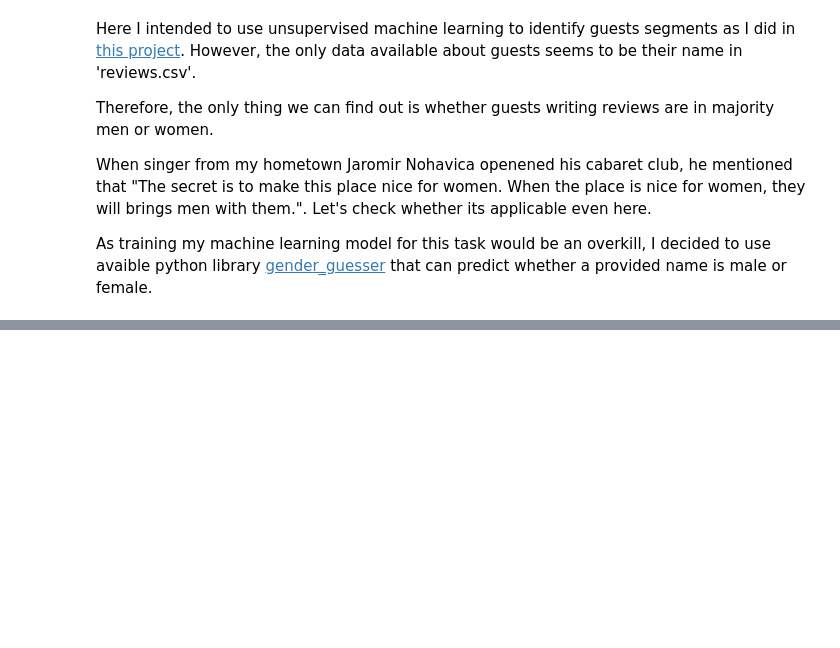
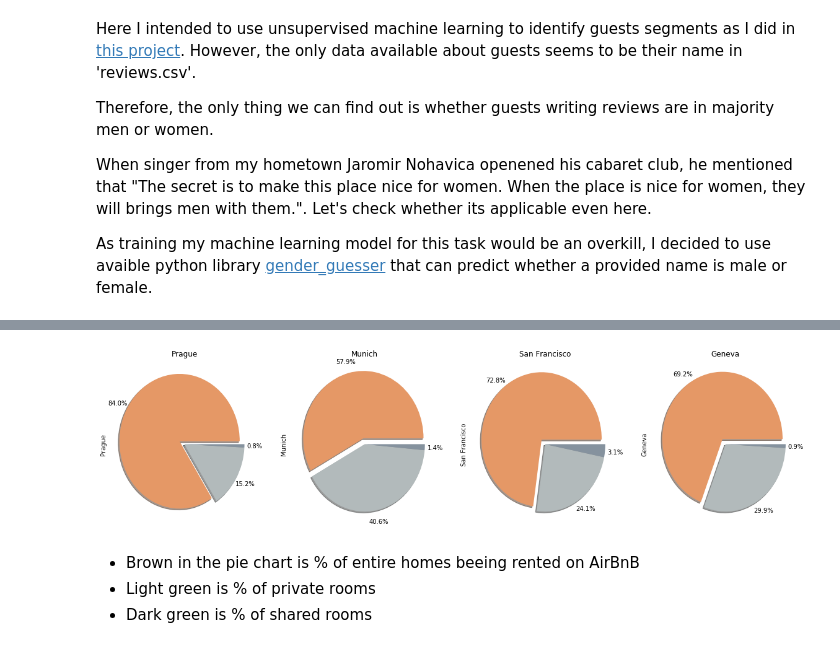
Before and after one commit to JMarcan/stories_hidden_in_airbnb_data, a Jupyter notebook: Code/Stories Hidden in AirBnB Data.ipynb, the cells around one changed output, grey strips where cells are left out. Drawn from its saved outputs; the diff is of its cells as text; code cells hidden in the pictures; blank space fills up the shorter version.

Commit message:
feat: integrate code to visualize pie-chart for % of entire homes beeing rented

```diff
--- a/Code/Stories Hidden in AirBnB Data.ipynb
+++ b/Code/Stories Hidden in AirBnB Data.ipynb
@@ -246,29 +235,21 @@ AttributeError: 'NoneType' object has no attribute 'shape'
 def select_relevant_data(city):
     ''' Selects relevant data from the whole dataset
 
-        Parameters:
-            - city as object City with loaded data for a given city
+        Args:
+            city (City): instance of object City
 
         Returns:
-        Nothing
+            df1 (pd.DataFrame): row
     '''
 
     if city.data_selection_done == True: # Avoid removing columns that were already removed
         print("City \'{0}\': Relevant columns were already removed".format(city.name))
         return
 
-    print("= Data selection for city {0} =".format(city.name))
+    print("= Selecting data for city {0} =".format(city.name))
 
-    # Selection of listing fulfilling condition for 2 guests, apartment, entire room, 1x bedroom, 1xbed, 1x private bath
-    city.listings = city.listings[(city.listings['property_type'] == 'Apartment') & (city.listings['room_type'] == 'Entire home/apt') & (city.listings['accommodates'] > 2) & (city.listings['bathrooms'] == 1) & (city.listings['bathrooms'] == 1) & (city.listings['bedrooms'] == 1)]
-    print_rows_cols(city.listings)
-
-    # Keep in the calendar dataset only properties fulfilling the conditions above
-    city.calendar = city.calendar[(city.calendar['listing_id'].isin(city.listings['id']))]
-    print_rows_cols(city.calendar)
-
-    # Only relevant columns are further processed
-    city.listings = city.listings[['id', 'price', 'host_response_time']].copy()
+    # Select only apartments for our analysis
+    city.listings = city.listings[(city.listings['property_type'] == 'Apartment')]
 
     city.data_selection_done = True
 
@@ -290,4 +262,0 @@ The dataset has: 119355 rows and 7 columns
-# %%
-print(" === Data exploration after the selection ===")
-for city in cities_list:
-    explore_data(city)
@@ -387,4 +262,0 @@ dtype: object
-# %%
-print(" === Data exploration after the cleaning ===")
-for city in cities_list:
-    explore_data(city)
@@ -562,0 +312,18 @@ The figure above shows us that the most profitable time for landlords (and the m
+# %%
+# visualize results in pie-chart
+colors = ['#e59866', '#b2babb', '#85929e']
+explode = (0.09, 0, 0)
+
+transpose = table_accomodation_type.drop(columns=['count_of_entire_homes', 'count_of_records']).transpose()
+
+
+p = transpose.plot(kind='pie', subplots=True,
+                   figsize=(20, 5), explode=explode, colors=colors, autopct='%1.1f%%',
+                   shadow=True, title = ['Prague', 'Munich', 'San Francisco', 'Geneva'],
+                   pctdistance=1.17, legend=False, labels=None)
+# %% [output]
+[figure, added]
+# %% [markdown]
+- Brown in the pie chart is % of entire homes beeing rented on AirBnB
+- Light green is % of private rooms
+- Dark green is % of shared rooms
```
Also changed, not shown: parts of 30 cells of this notebook, 1 other file.
